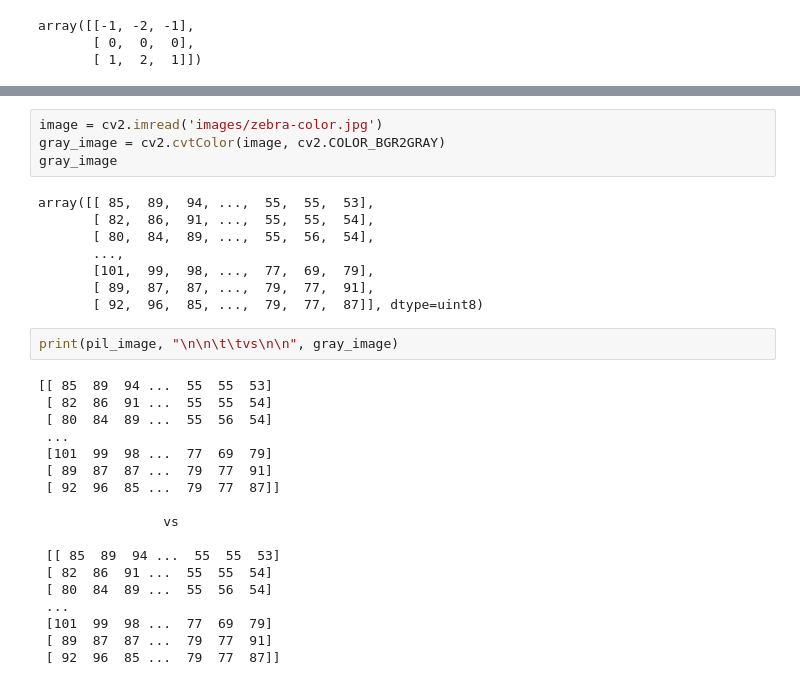
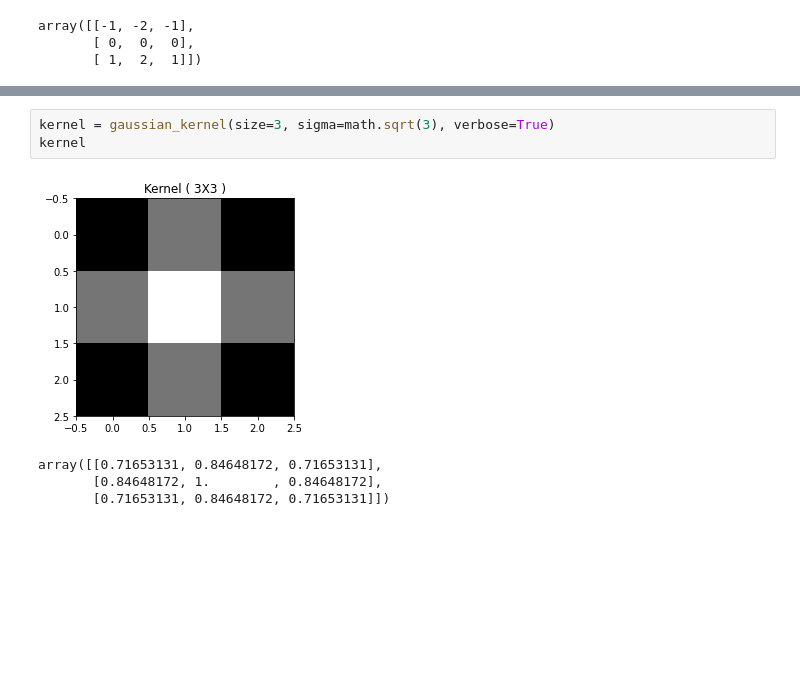
Before and after one commit to Dadajon/coursework, a Jupyter notebook: fall-2020/advanced-image-processing/assignment2/playground.ipynb, the cells around one changed output, grey strips where cells are left out. Drawn from its saved outputs; the diff is of its cells as text; blank space fills up the shorter version.

```diff
--- a/fall-2020/advanced-image-processing/assignment2/playground.ipynb
+++ b/fall-2020/advanced-image-processing/assignment2/playground.ipynb
@@ -56,32 +58,8 @@ array([[ 85,  89,  94, ...,  55,  55,  53],
-# %%
-image = cv2.imread('images/zebra-color.jpg')
-gray_image = cv2.cvtColor(image, cv2.COLOR_BGR2GRAY)
-gray_image
-# %% [output]
-array([[ 85,  89,  94, ...,  55,  55,  53],
-       [ 82,  86,  91, ...,  55,  55,  54],
-       [ 80,  84,  89, ...,  55,  56,  54],
-       ...,
-       [101,  99,  98, ...,  77,  69,  79],
-       [ 89,  87,  87, ...,  79,  77,  91],
-       [ 92,  96,  85, ...,  79,  77,  87]], dtype=uint8)
-# %%
-print(pil_image, "\n\n\t\tvs\n\n", gray_image)
-# %% [output]
-[[ 85  89  94 ...  55  55  53]
- [ 82  86  91 ...  55  55  54]
- [ 80  84  89 ...  55  56  54]
- ...
- [101  99  98 ...  77  69  79]
- [ 89  87  87 ...  79  77  91]
- [ 92  96  85 ...  79  77  87]]
-
-                vs
-
- [[ 85  89  94 ...  55  55  53]
- [ 82  86  91 ...  55  55  54]
- [ 80  84  89 ...  55  56  54]
- ...
- [101  99  98 ...  77  69  79]
- [ 89  87  87 ...  79  77  91]
- [ 92  96  85 ...  79  77  87]]
+# %%
+kernel = gaussian_kernel(size=3, sigma=math.sqrt(3), verbose=True)
+kernel
+# %% [output]
+[figure, added]
+array([[0.71653131, 0.84648172, 0.71653131],
+       [0.84648172, 1.        , 0.84648172],
+       [0.71653131, 0.84648172, 0.71653131]])
```
Also changed, not shown: parts of 14 cells of this notebook, 5 other files.
